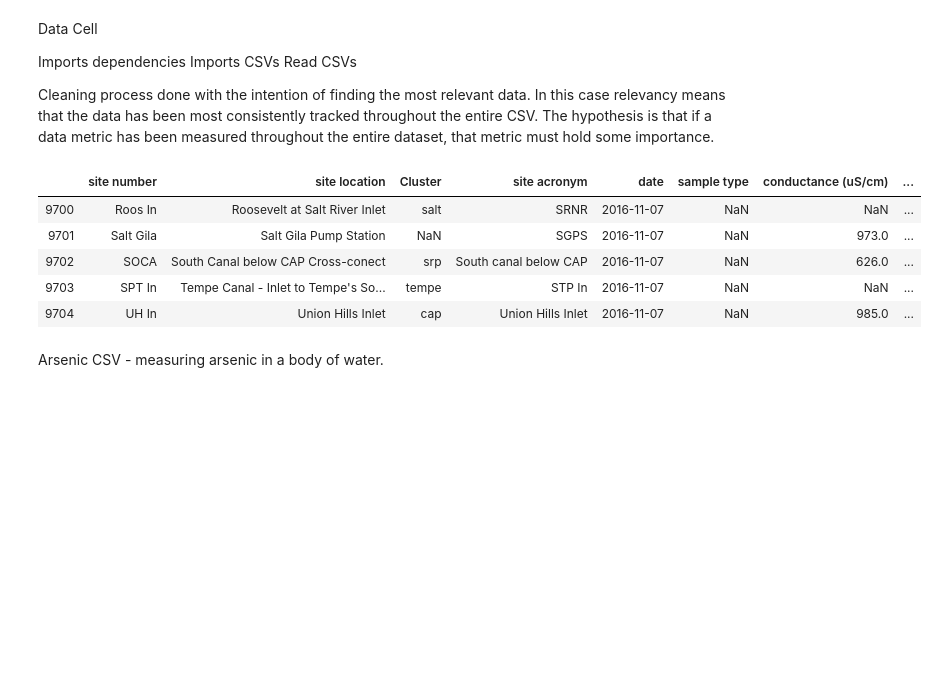
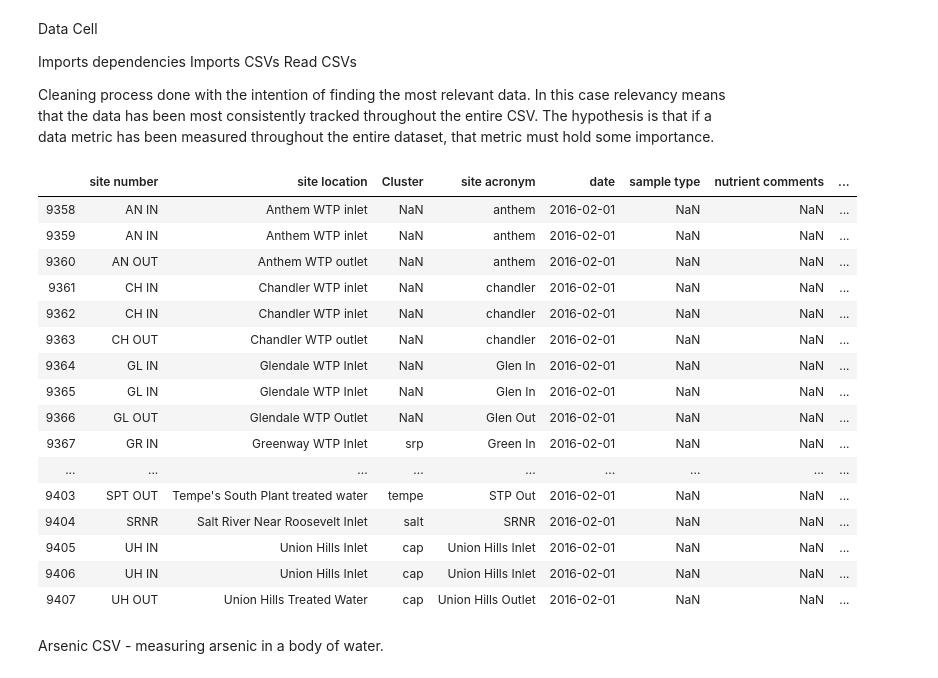
Before and after one commit to briantparish/waterQualityProject, a Jupyter notebook: Project1.ipynb, the cells around one changed output. Drawn from its saved outputs; the diff is of its cells as text; code cells hidden in the pictures; blank space fills up the shorter version.

```diff
--- a/Project1.ipynb
+++ b/Project1.ipynb
@@ -9,33 +9,46 @@ Cleaning process done with the intention of finding the most relevant data. In t
 # %%
 # Dependencies and Setup
 import matplotlib.pyplot as plt
 import pandas as pd
 import scipy.stats as st
 import numpy as np
 from scipy.stats import linregress
 import matplotlib.dates as mdates
 import matplotlib.cbook as cbook
 import datetime
 
 # Study data files
 arsenic = "Resources/arsenic.csv"
 algae = "Resources/algae.csv"
 metals = "Resources/quarterlyMetals.csv"
+nitrogen = "Resources/nutrients.csv"
 
 # Read the mouse data and the study results
 arsenic = pd.read_csv(arsenic)
 algae = pd.read_csv(algae)
 metals = pd.read_csv(metals)
+nitrogen = pd.read_csv(nitrogen)
 
 # Combine the data into a single dataset
-algae.tail()
+nitrogen.tail(50)
 # %% [output]
-|  | site number | site location | Cluster | site acronym | date | sample type | conductance (uS/cm) | ... |
-| 9700 | Roos In | Roosevelt at Salt River Inlet | salt | SRNR | 2016-11-07 | NaN | NaN | ... |
-| 9701 | Salt Gila | Salt Gila Pump Station | NaN | SGPS | 2016-11-07 | NaN | 973.0 | ... |
-| 9702 | SOCA | South Canal below CAP Cross-conect | srp | South canal below CAP | 2016-11-07 | NaN | 626.0 | ... |
-| 9703 | SPT In | Tempe Canal - Inlet to Tempe's So... | tempe | STP In | 2016-11-07 | NaN | NaN | ... |
-| 9704 | UH In | Union Hills Inlet | cap | Union Hills Inlet | 2016-11-07 | NaN | 985.0 | ... |
+|  | site number | site location | Cluster | site acronym | date | sample type | nutrient comments | ... |
+| 9358 | AN IN | Anthem WTP inlet | NaN | anthem | 2016-02-01 | NaN | NaN | ... |
+| 9359 | AN IN | Anthem WTP inlet | NaN | anthem | 2016-02-01 | NaN | NaN | ... |
+| 9360 | AN OUT | Anthem WTP outlet | NaN | anthem | 2016-02-01 | NaN | NaN | ... |
+| 9361 | CH IN | Chandler WTP inlet | NaN | chandler | 2016-02-01 | NaN | NaN | ... |
+| 9362 | CH IN | Chandler WTP inlet | NaN | chandler | 2016-02-01 | NaN | NaN | ... |
+| 9363 | CH OUT | Chandler WTP outlet | NaN | chandler | 2016-02-01 | NaN | NaN | ... |
+| 9364 | GL IN | Glendale WTP Inlet | NaN | Glen In | 2016-02-01 | NaN | NaN | ... |
+| 9365 | GL IN | Glendale WTP Inlet | NaN | Glen In | 2016-02-01 | NaN | NaN | ... |
+| 9366 | GL OUT | Glendale WTP Outlet | NaN | Glen Out | 2016-02-01 | NaN | NaN | ... |
+| 9367 | GR IN | Greenway WTP Inlet | srp | Green In | 2016-02-01 | NaN | NaN | ... |
+| ... | ... | ... | ... | ... | ... | ... | ... | ... |
+| 9403 | SPT OUT | Tempe's South Plant treated water | tempe | STP Out | 2016-02-01 | NaN | NaN | ... |
+| 9404 | SRNR | Salt River Near Roosevelt Inlet | salt | SRNR | 2016-02-01 | NaN | NaN | ... |
+| 9405 | UH IN | Union Hills Inlet | cap | Union Hills Inlet | 2016-02-01 | NaN | NaN | ... |
+| 9406 | UH IN | Union Hills Inlet | cap | Union Hills Inlet | 2016-02-01 | NaN | NaN | ... |
+| 9407 | UH OUT | Union Hills Treated Water | cap | Union Hills Outlet | 2016-02-01 | NaN | NaN | ... |
 # %% [markdown]
 Arsenic CSV - measuring arsenic in a body of water.
 # %%
```
Also changed, not shown: parts of 5 cells of this notebook, 5 other files.
